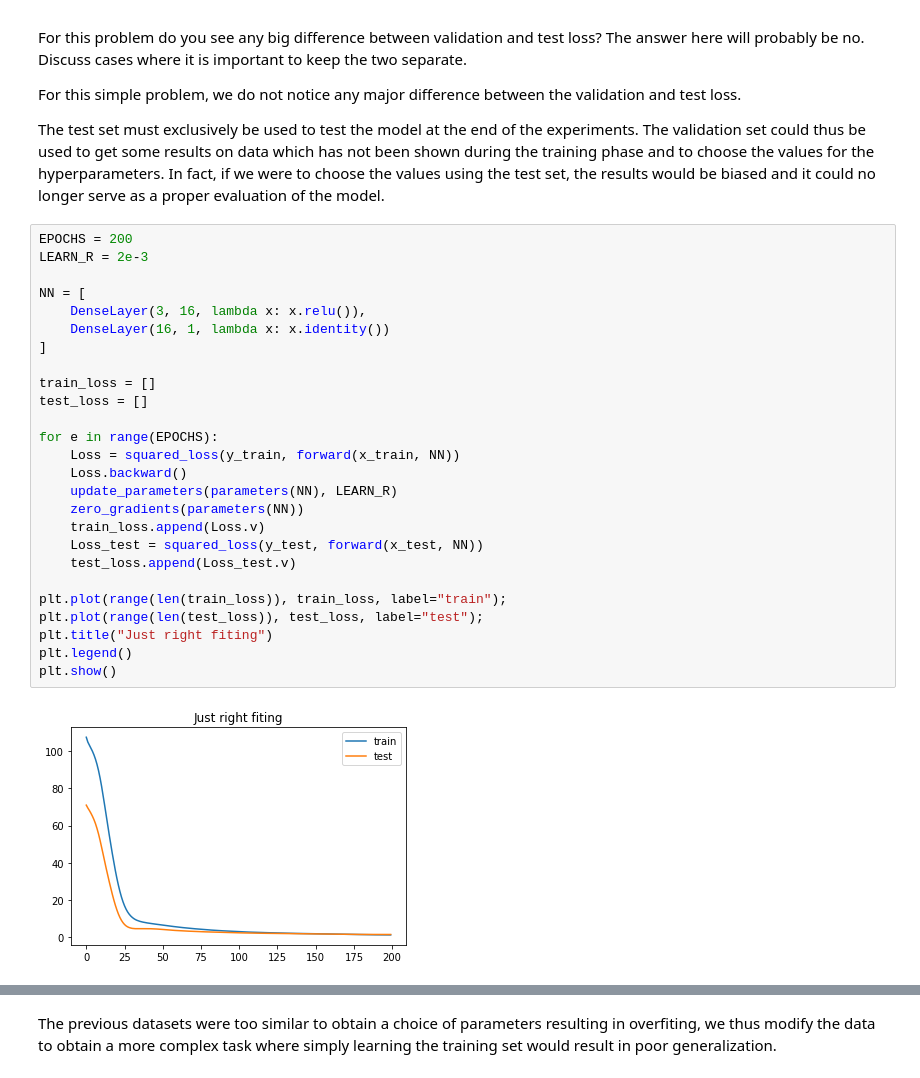
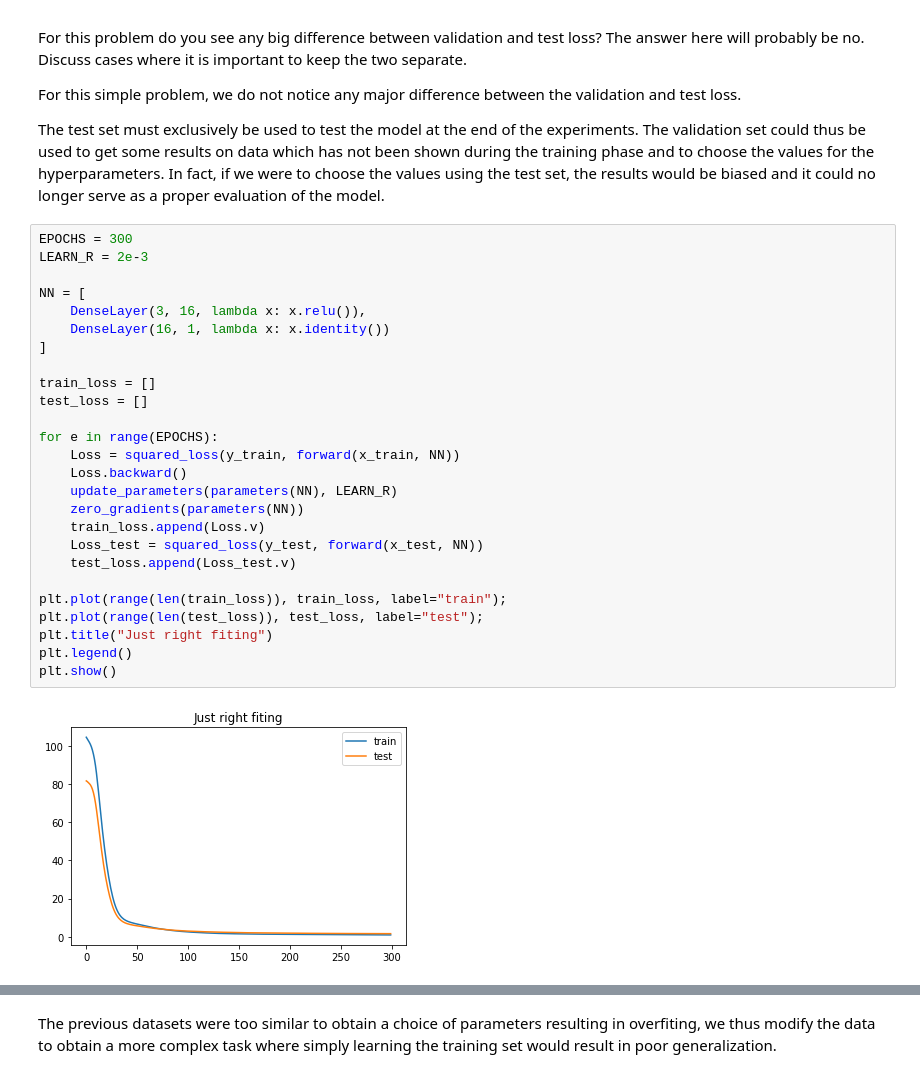
Before and after one commit to samyhaff/02456-deep-learning-with-PyTorch, a Jupyter notebook: 2_Feedforward_Python/2.1-EXE-FNN-AutoDif-Nanograd.ipynb, the cells around one changed output, grey strips where cells are left out. Saved outputs shown, nothing was run; the diff lists cells and outputs as text.

```diff
--- a/2_Feedforward_Python/2.1-EXE-FNN-AutoDif-Nanograd.ipynb
+++ b/2_Feedforward_Python/2.1-EXE-FNN-AutoDif-Nanograd.ipynb
@@ -929,33 +929,33 @@ For this simple problem, we do not notice any major difference between the valid
 
 The test set must exclusively be used to test the model at the end of the experiments. The validation set could thus be used to get some results on data which has not been shown during the training phase and to choose the values for the hyperparameters. In fact, if we were to choose the values using the test set, the results would be biased and it could no longer serve as a proper evaluation of the model.
 # %%
-EPOCHS = 200
+EPOCHS = 300
 LEARN_R = 2e-3
 
 NN = [
     DenseLayer(3, 16, lambda x: x.relu()),
     DenseLayer(16, 1, lambda x: x.identity())
 ]
 
 train_loss = []
 test_loss = []
 
 for e in range(EPOCHS):
     Loss = squared_loss(y_train, forward(x_train, NN))
     Loss.backward()
     update_parameters(parameters(NN), LEARN_R)
     zero_gradients(parameters(NN))
     train_loss.append(Loss.v)
     Loss_test = squared_loss(y_test, forward(x_test, NN))
     test_loss.append(Loss_test.v)
 
 plt.plot(range(len(train_loss)), train_loss, label="train");
 plt.plot(range(len(test_loss)), test_loss, label="test");
 plt.title("Just right fiting")
 plt.legend()
 plt.show()
 # %% [output]
-[figure, old version]
+[figure, new version]
 # %%
 EPOCHS = 200
 LEARN_R = 2e-3
```
Also changed, not shown: parts of 14 cells of this notebook.
